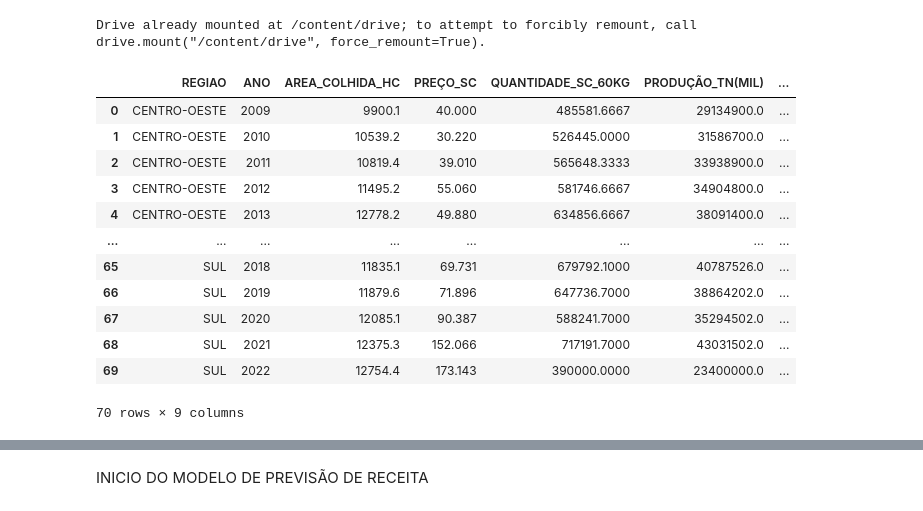
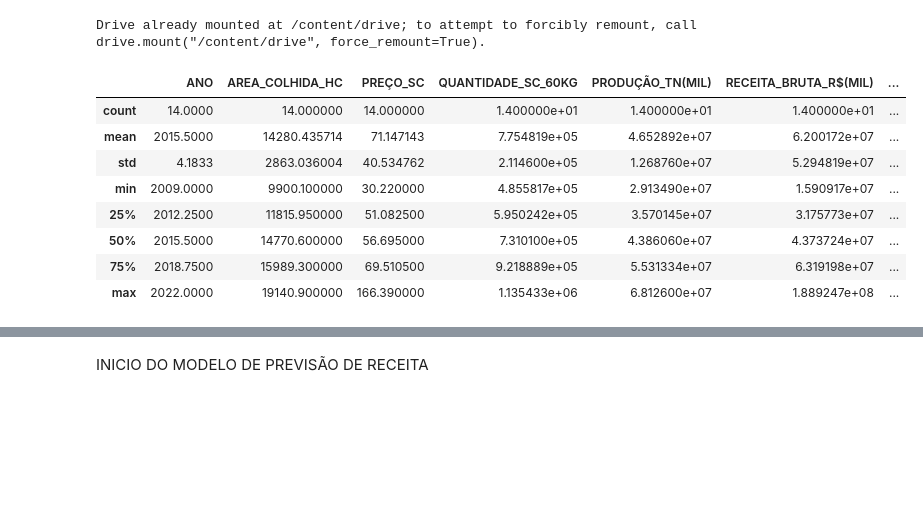
Before and after one commit to estevaocardoso/projetos-estevao, a Jupyter notebook: PROJETO_SOJA.ipynb, the cells around one changed output, grey strips where cells are left out. Cells and saved outputs as stored; diff of their text form; code cells hidden in the pictures; blank space fills up the shorter version.

```diff
--- a/PROJETO_SOJA.ipynb
+++ b/PROJETO_SOJA.ipynb
@@ -37,22 +36,18 @@ Drive already mounted at /content/drive; to attempt to forcibly remount, call dr
 # %%
 
 df=pd.read_excel(r'/content/drive/MyDrive/ECONOMIA/Mestrado KRALHOOO/PY_SOJA .xlsx')
-# %%
-df
-# %% [output]
-|  | REGIAO | ANO | AREA_COLHIDA_HC | PREÇO_SC | QUANTIDADE_SC_60KG | PRODUÇÃO_TN(MIL) | ... |
-| 0 | CENTRO-OESTE | 2009 | 9900.1 | 40.000 | 485581.6667 | 29134900.0 | ... |
-| 1 | CENTRO-OESTE | 2010 | 10539.2 | 30.220 | 526445.0000 | 31586700.0 | ... |
-| 2 | CENTRO-OESTE | 2011 | 10819.4 | 39.010 | 565648.3333 | 33938900.0 | ... |
-| 3 | CENTRO-OESTE | 2012 | 11495.2 | 55.060 | 581746.6667 | 34904800.0 | ... |
-| 4 | CENTRO-OESTE | 2013 | 12778.2 | 49.880 | 634856.6667 | 38091400.0 | ... |
-| ... | ... | ... | ... | ... | ... | ... | ... |
-| 65 | SUL | 2018 | 11835.1 | 69.731 | 679792.1000 | 40787526.0 | ... |
-| 66 | SUL | 2019 | 11879.6 | 71.896 | 647736.7000 | 38864202.0 | ... |
-| 67 | SUL | 2020 | 12085.1 | 90.387 | 588241.7000 | 35294502.0 | ... |
-| 68 | SUL | 2021 | 12375.3 | 152.066 | 717191.7000 | 43031502.0 | ... |
-| 69 | SUL | 2022 | 12754.4 | 173.143 | 390000.0000 | 23400000.0 | ... |
-70 rows × 9 columns
+# %%
+df[df["REGIAO"]=='CENTRO-OESTE'].describe()
+# %% [output]
+|  | ANO | AREA_COLHIDA_HC | PREÇO_SC | QUANTIDADE_SC_60KG | PRODUÇÃO_TN(MIL) | RECEITA_BRUTA_R$(MIL) | ... |
+| count | 14.0000 | 14.000000 | 14.000000 | 1.400000e+01 | 1.400000e+01 | 1.400000e+01 | ... |
+| mean | 2015.5000 | 14280.435714 | 71.147143 | 7.754819e+05 | 4.652892e+07 | 6.200172e+07 | ... |
+| std | 4.1833 | 2863.036004 | 40.534762 | 2.114600e+05 | 1.268760e+07 | 5.294819e+07 | ... |
+| min | 2009.0000 | 9900.100000 | 30.220000 | 4.855817e+05 | 2.913490e+07 | 1.590917e+07 | ... |
+| 25% | 2012.2500 | 11815.950000 | 51.082500 | 5.950242e+05 | 3.570145e+07 | 3.175773e+07 | ... |
+| 50% | 2015.5000 | 14770.600000 | 56.695000 | 7.310100e+05 | 4.386060e+07 | 4.373724e+07 | ... |
+| 75% | 2018.7500 | 15989.300000 | 69.510500 | 9.218889e+05 | 5.531334e+07 | 6.319198e+07 | ... |
+| max | 2022.0000 | 19140.900000 | 166.390000 | 1.135433e+06 | 6.812600e+07 | 1.889247e+08 | ... |
 # %%
 #SUL
 DF_SUL = df[df["REGIAO"]=='SUL']
```
Also changed, not shown: parts of 14 cells of this notebook.
